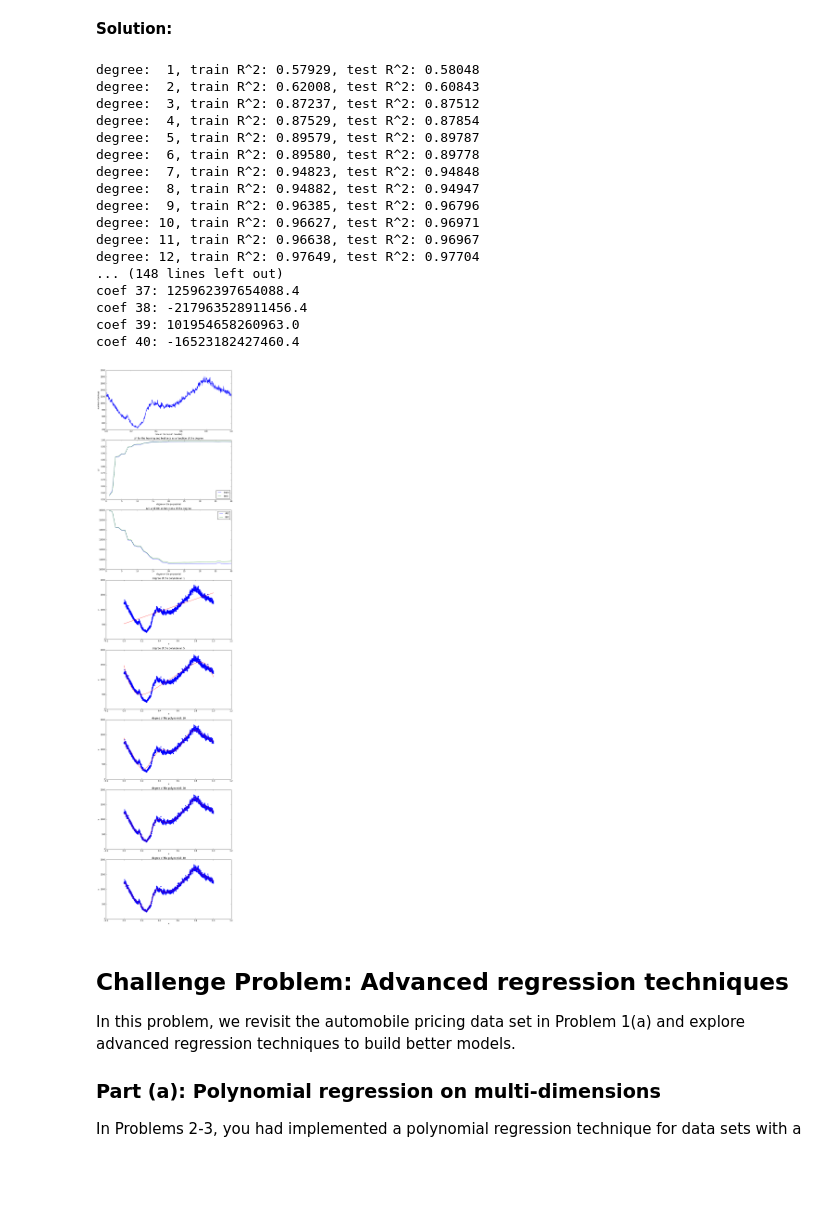
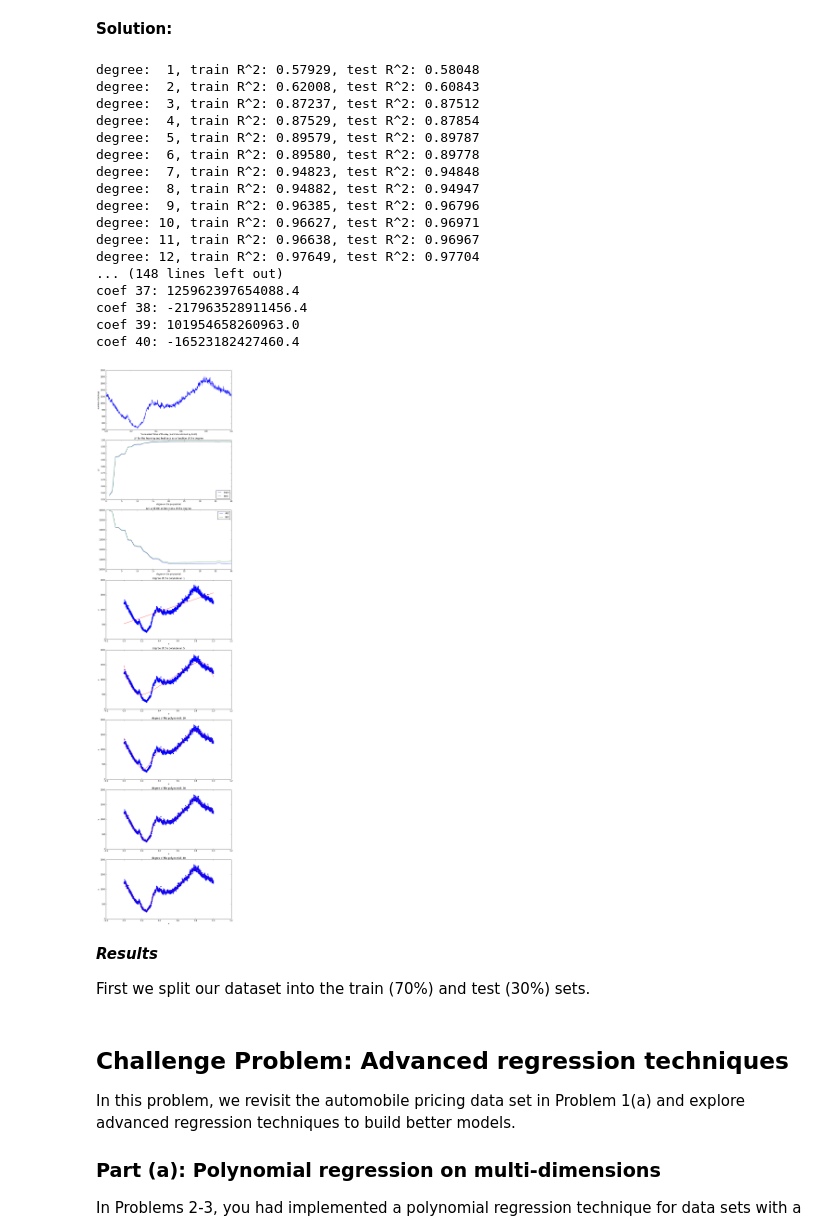
Before and after one commit to colbyZ/test1, a Jupyter notebook: hw/hw3/Zambalayev_Timur_CSCI_E_109a_HW3.ipynb, the cells around one changed output. Drawn from its saved outputs; the diff is of its cells as text; code cells hidden in the pictures; blank space fills up the shorter version.

Commit message:
taxicab_plot_data

```diff
--- a/hw/hw3/Zambalayev_Timur_CSCI_E_109a_HW3.ipynb
+++ b/hw/hw3/Zambalayev_Timur_CSCI_E_109a_HW3.ipynb
@@ -655,7 +655,7 @@ def taxicab_density_estimation(xs, ys):
 
     ax0 = axes[0]
     ax0.plot(xs, ys)
-    ax0.set_xlabel('time of the day (in minutes)')
+    ax0.set_xlabel('"normalized" time of the day (in minutes divided by 1440)')
     ax0.set_ylabel('number of pickups')
 
     x_train, x_test, y_train, y_test = train_test_split(xs, ys, train_size=0.7)
@@ -676,34 +676,38 @@ def taxicab_density_estimation(xs, ys):
         ax.plot(lin_xs, polynomial_regression_predict(coefs, intercept, degree, lin_xs), color='red')
 
         ax.set_xlabel('x')
         ax.set_ylabel('y')
         ax.set_title('degree of the polynomial: %d' % degree)
 
     plt.tight_layout()
     plt.show()
 
 
 counter_xs, counter_ys = get_counter_data()
 taxicab_density_estimation(counter_xs, counter_ys)
 # %% [output]
 degree:  1, train R^2: 0.57929, test R^2: 0.58048
 degree:  2, train R^2: 0.62008, test R^2: 0.60843
 degree:  3, train R^2: 0.87237, test R^2: 0.87512
 degree:  4, train R^2: 0.87529, test R^2: 0.87854
 degree:  5, train R^2: 0.89579, test R^2: 0.89787
 degree:  6, train R^2: 0.89580, test R^2: 0.89778
 degree:  7, train R^2: 0.94823, test R^2: 0.94848
 degree:  8, train R^2: 0.94882, test R^2: 0.94947
 degree:  9, train R^2: 0.96385, test R^2: 0.96796
 degree: 10, train R^2: 0.96627, test R^2: 0.96971
 degree: 11, train R^2: 0.96638, test R^2: 0.96967
 degree: 12, train R^2: 0.97649, test R^2: 0.97704
 ... (148 lines left out)
 coef 37: 125962397654088.4
 coef 38: -217963528911456.4
 coef 39: 101954658260963.0
 coef 40: -16523182427460.4
-[figure, old version]
+[figure, new version]
+# %% [markdown]
+***Results***
+
+First we split our dataset into the train (70%) and test (30%) sets.
 # %% [markdown]
 ## Challenge Problem: Advanced regression techniques
 In this problem, we revisit the automobile pricing data set in Problem 1(a) and explore advanced regression techniques to build better models.
```
Also changed, not shown: 1 other file.
